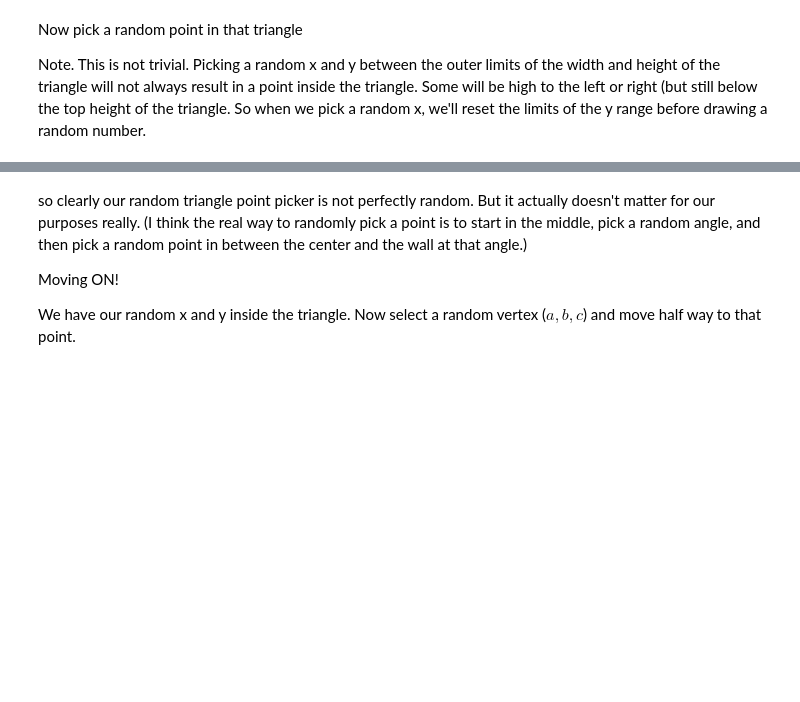
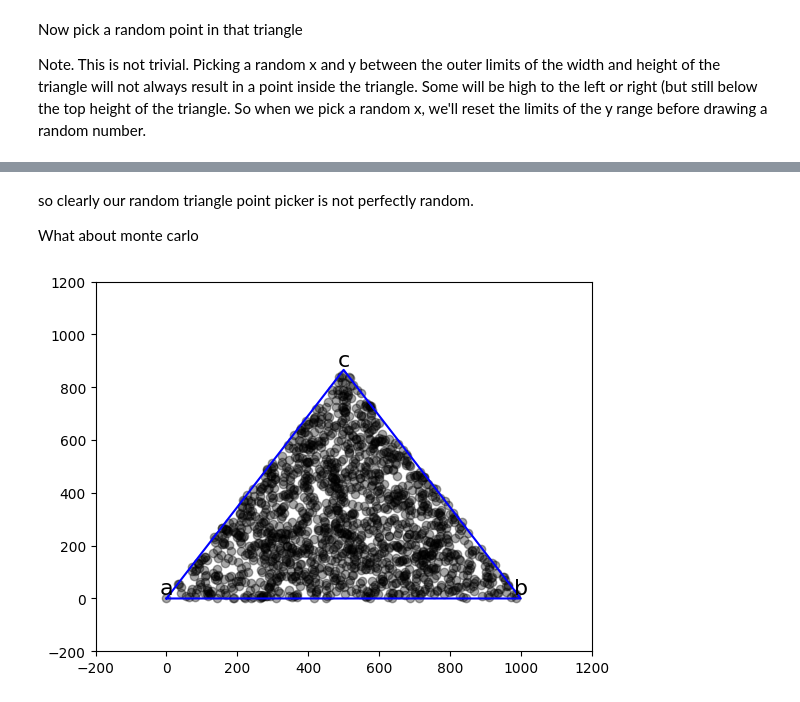
Before and after one commit to dsborrus/sierpinski-triangle, a Jupyter notebook: runme.ipynb, the cells around one changed output, grey strips where cells are left out. Drawn from its saved outputs; the diff is of its cells as text; code cells hidden in the pictures; blank space fills up the shorter version.

```diff
--- a/runme.ipynb
+++ b/runme.ipynb
@@ -116,6 +116,42 @@ plt.scatter(out[:,0],out[:,1],color='black',alpha=0.35);
 # %% [markdown]
-so clearly our random triangle point picker is not perfectly random. But it actually doesn't matter for our purposes really. (I think the real way to randomly pick a point is to start in the middle, pick a random angle, and then pick a random point in between the center and the wall at that angle.)
+so clearly our random triangle point picker is not perfectly random.
 
-Moving ON!
-
-We have our random x and y inside the triangle. Now select a random vertex ($a,b,c$) and move half way to that point.
+What about monte carlo
+# %%
+#Let's test the randomness
+max_iter = 1500
+
+### plot the triangle
+plt.plot(x_init,y_init,'b-')
+# set the x and y axis limits
+plt.xlim(-l*0.2, l*1.2)
+plt.ylim(-l*0.2, l*1.2)
+# label the points
+pnts = ['a','b','c']
+for i in range(0,3):
+     plt.text(x_init[i],y_init[i],pnts[i],ha='center', va='bottom',fontsize=16)
+
+out = np.zeros([max_iter,2])
+
+m = c[1]/c[0]
+
+for k in range(0,max_iter-1):
+
+    go = 0;
+
+    while ~go:
+        rx = np.random.uniform(0,l)
+        ry = np.random.uniform(0,c[1])
+
+        if rx<=l/2:
+            go = (ry<m*rx)
+        else:
+            go = (ry<-m*(rx-l/2)+c[1])
+
+    out[k,:] = [rx,ry]
+
+plt.scatter(out[:,0],out[:,1],color='black',alpha=0.35);
+
+#this is a better randomness machine. Let's keep it!!
+# %% [output]
+[figure, added]
```
Also changed, not shown: parts of 6 cells of this notebook.
